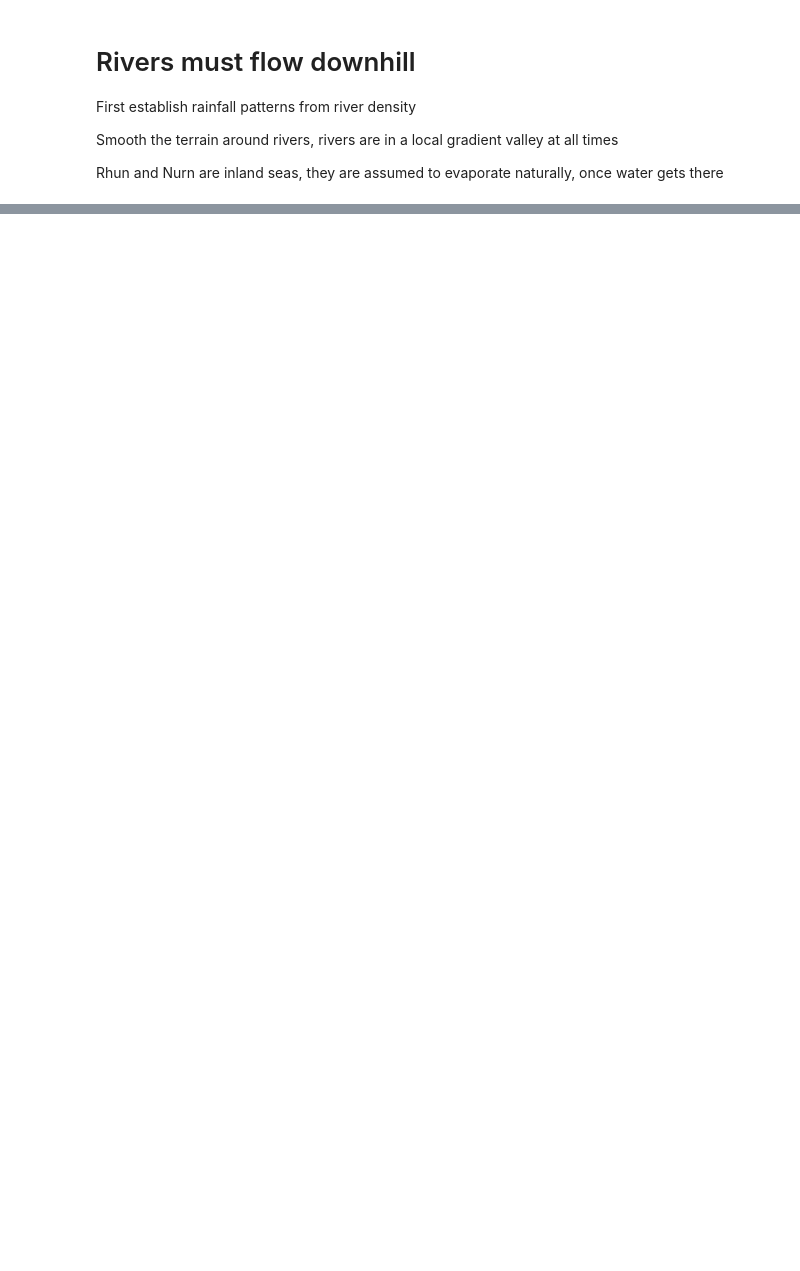
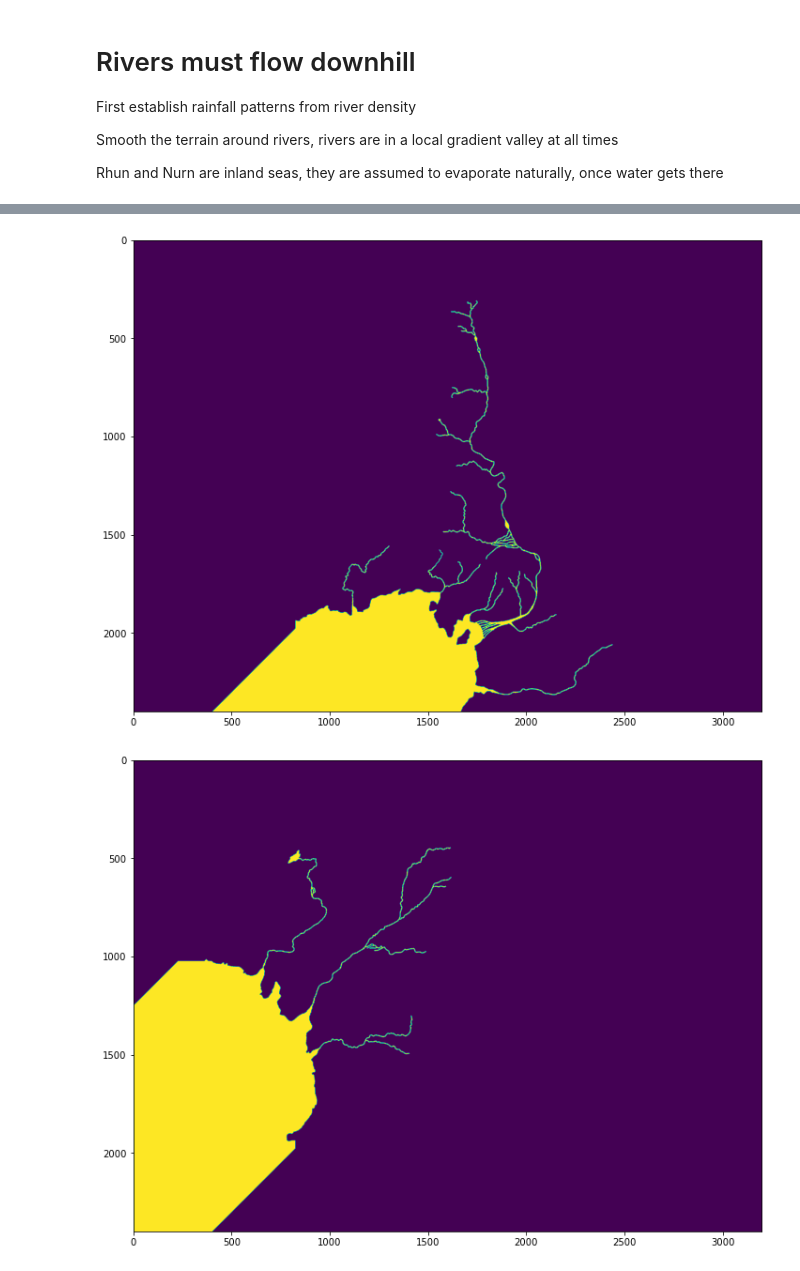
Before and after one commit to vargatn/popdyn_alpha, a Jupyter notebook: notebooks/Rainfall_and_rivers.ipynb, the cells around one changed output, grey strips where cells are left out. Cells and saved outputs as stored; diff of their text form; code cells hidden in the pictures; blank space fills up the shorter version.

```diff
--- a/notebooks/Rainfall_and_rivers.ipynb
+++ b/notebooks/Rainfall_and_rivers.ipynb
@@ -73,0 +98,3 @@ Rhun and Nurn are inland seas, they are assumed to evaporate naturally, once wat
+# %%
+pp = points
+vals = np.arange(len(points))
@@ -73,0 +188,10 @@ Rhun and Nurn are inland seas, they are assumed to evaporate naturally, once wat
+# %%
+for i in np.arange(5):
+    arr0 = np.zeros(vmap.shape)
+    arr0[vmap==i] = 1
+    fig = plt.figure(figsize=(12, 12))
+    ax = fig.add_subplot(111)
+    ax.imshow(arr0)
+# %% [output]
+[figure, added]
+[figure, added]
```
Also changed, not shown: parts of 16 cells of this notebook.
